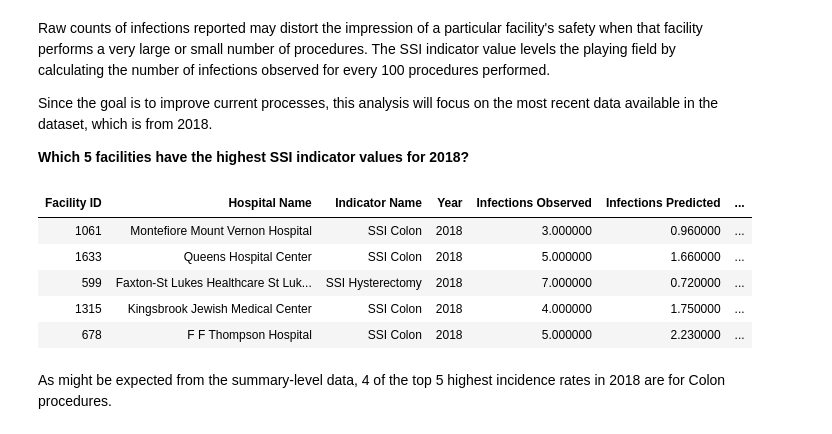
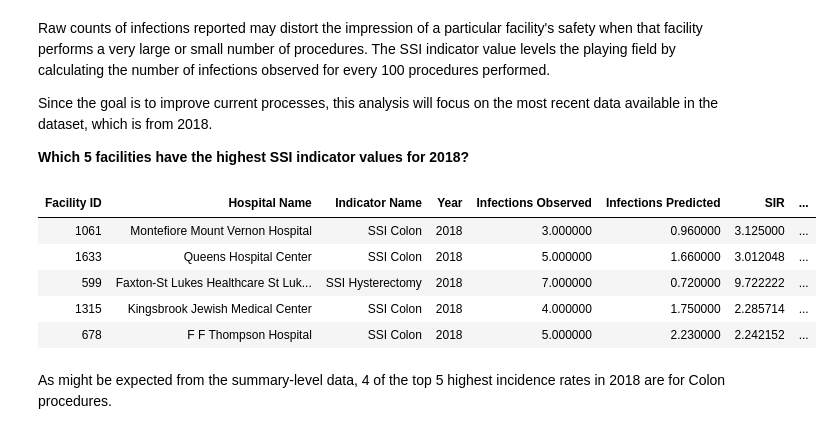
Before and after one commit to bethperry/HAI_Analysis, a Jupyter notebook: NY_Hospital_Acquired_Infections_2008-2018.ipynb, the cells around one changed output. Saved outputs shown, nothing was run; the diff lists cells and outputs as text; code cells hidden in the pictures.

```diff
--- a/NY_Hospital_Acquired_Infections_2008-2018.ipynb
+++ b/NY_Hospital_Acquired_Infections_2008-2018.ipynb
@@ -306,3 +327,7 @@ Because the facility-level data is needed for the more detailed analyses, for co
+# %%
+infections_df['SIR'] = infections_df['Infections Observed'] / infections_df['Infections Predicted']
+# %%
+infections_df.rename(columns = {'Denominator':'Number of Procedures'}, inplace = True)
 # %% [markdown]
 ### Add location-based features
 # %%
@@ -436,14 +461,20 @@ geo_df.to_csv('NY_geo.csv', index = False)
 # read data back in from CSV if needed
 geo_df = pd.read_csv('NY_geo.csv')
 geo_df['Lat_Lon'] = geo_df[['Lat', 'Lon']].apply(tuple, axis=1)
+# %%
+# round to 6 decimals to avoid issues with float imprecision
+geo_df['Lat6'] = geo_df['Lat'].round(6)
+geo_df['Lon6'] = geo_df['Lon'].round(6)
+infections_df['Lat6'] = infections_df['Latitude'].round(6)
+infections_df['Lon6'] = infections_df['Longitude'].round(6)
 # %%
 # Merge in county data by (lat,Lon)
 infections_df = pd.merge(infections_df, geo_df, how='left',
-        left_on='Lat_Lon', right_on='Lat_Lon')
+        left_on=['Lat6','Lon6'], right_on=['Lat6','Lon6'])
 
 # Drop redundant columns
-infections_df.drop('Lat', axis = 1, inplace = True)
-infections_df.drop('Lon', axis = 1, inplace = True)
+infections_df.drop('Lat6', axis = 1, inplace = True)
+infections_df.drop('Lon6', axis = 1, inplace = True)
 # %%
 infections_df.columns
 # %% [output]
@@ -857,14 +897,14 @@ Since the goal is to improve current processes, this analysis will focus on the
 
 **Which 5 facilities have the highest SSI indicator values for 2018?**
 # %%
-infections_df.loc[(infections_df['Year'] == 2018) & (infections_df['Indicator Code'] == 'SSI'), ['Facility ID', 'Hospital Name', 'Indicator Name', 'Year', 'Infections Observed', 'Infections Predicted', 'Indicator Value']].sort_values('Indicator Value', ascending = False).head().style.hide_index()
+infections_df.loc[(infections_df['Year'] == 2018) & (infections_df['Indicator Code'] == 'SSI'), ['Facility ID', 'Hospital Name', 'Indicator Name', 'Year', 'Infections Observed', 'Infections Predicted', 'SIR', 'Indicator Value']].sort_values('Indicator Value', ascending = False).head().style.hide_index()
 # %% [output]
-| Facility ID | Hospital Name | Indicator Name | Year | Infections Observed | Infections Predicted | ... |
-| 1061 | Montefiore Mount Vernon Hospital | SSI Colon | 2018 | 3.000000 | 0.960000 | ... |
-| 1633 | Queens Hospital Center | SSI Colon | 2018 | 5.000000 | 1.660000 | ... |
-| 599 | Faxton-St Lukes Healthcare St Luk... | SSI Hysterectomy | 2018 | 7.000000 | 0.720000 | ... |
-| 1315 | Kingsbrook Jewish Medical Center | SSI Colon | 2018 | 4.000000 | 1.750000 | ... |
-| 678 | F F Thompson Hospital | SSI Colon | 2018 | 5.000000 | 2.230000 | ... |
+| Facility ID | Hospital Name | Indicator Name | Year | Infections Observed | Infections Predicted | SIR | ... |
+| 1061 | Montefiore Mount Vernon Hospital | SSI Colon | 2018 | 3.000000 | 0.960000 | 3.125000 | ... |
+| 1633 | Queens Hospital Center | SSI Colon | 2018 | 5.000000 | 1.660000 | 3.012048 | ... |
+| 599 | Faxton-St Lukes Healthcare St Luk... | SSI Hysterectomy | 2018 | 7.000000 | 0.720000 | 9.722222 | ... |
+| 1315 | Kingsbrook Jewish Medical Center | SSI Colon | 2018 | 4.000000 | 1.750000 | 2.285714 | ... |
+| 678 | F F Thompson Hospital | SSI Colon | 2018 | 5.000000 | 2.230000 | 2.242152 | ... |
 # %% [markdown]
 As might be expected from the summary-level data, 4 of the top 5 highest incidence rates in 2018 are for Colon procedures.
 # %% [markdown]
```
Also changed, not shown: parts of 29 cells of this notebook, 2 other files.
